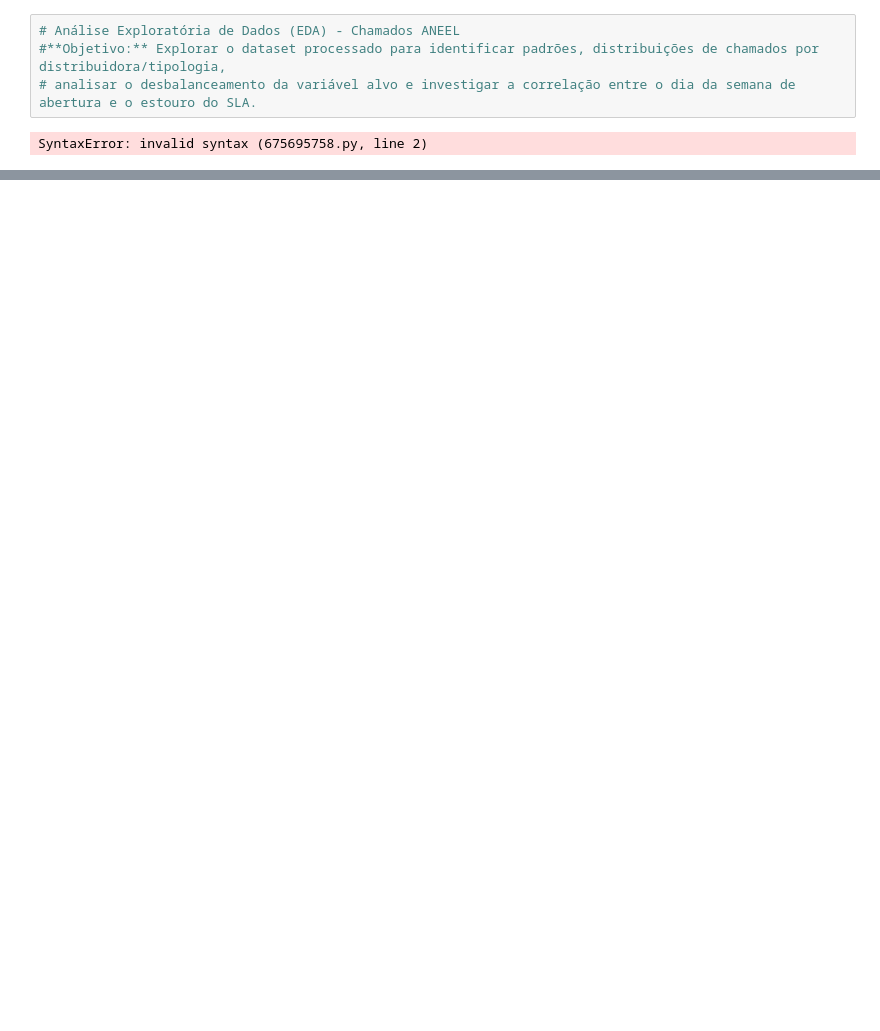
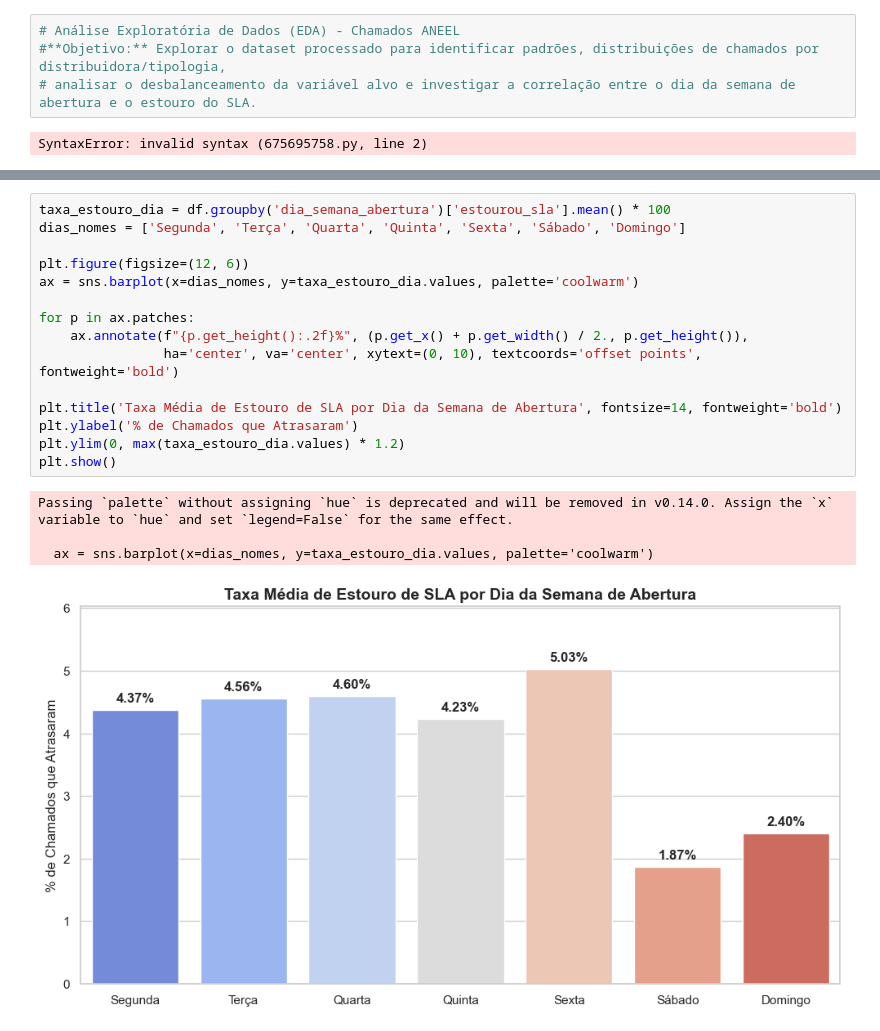
Before and after one commit to ocnaibill/prev-sla-ragnarok, a Jupyter notebook: notebooks/02_analise_exploratoria.ipynb, the cells around one changed output, grey strips where cells are left out. Drawn from its saved outputs; the diff is of its cells as text; blank space fills up the shorter version.

```diff
--- a/notebooks/02_analise_exploratoria.ipynb
+++ b/notebooks/02_analise_exploratoria.ipynb
@@ -25,0 +75,20 @@ FileNotFoundError: [Errno 2] No such file or directory: '../data/processed/datas
+# %%
+taxa_estouro_dia = df.groupby('dia_semana_abertura')['estourou_sla'].mean() * 100
+dias_nomes = ['Segunda', 'Terça', 'Quarta', 'Quinta', 'Sexta', 'Sábado', 'Domingo']
+
+plt.figure(figsize=(12, 6))
+ax = sns.barplot(x=dias_nomes, y=taxa_estouro_dia.values, palette='coolwarm')
+
+for p in ax.patches:
+    ax.annotate(f"{p.get_height():.2f}%", (p.get_x() + p.get_width() / 2., p.get_height()),
+                ha='center', va='center', xytext=(0, 10), textcoords='offset points', fontweight='bold')
+
+plt.title('Taxa Média de Estouro de SLA por Dia da Semana de Abertura', fontsize=14, fontweight='bold')
+plt.ylabel('% de Chamados que Atrasaram')
+plt.ylim(0, max(taxa_estouro_dia.values) * 1.2)
+plt.show()
+# %% [output]
+Passing `palette` without assigning `hue` is deprecated and will be removed in v0.14.0. Assign the `x` variable to `hue` and set `legend=False` for the same effect.
+
+  ax = sns.barplot(x=dias_nomes, y=taxa_estouro_dia.values, palette='coolwarm')
+[figure, added]
```
Also changed, not shown: parts of 3 cells of this notebook.
